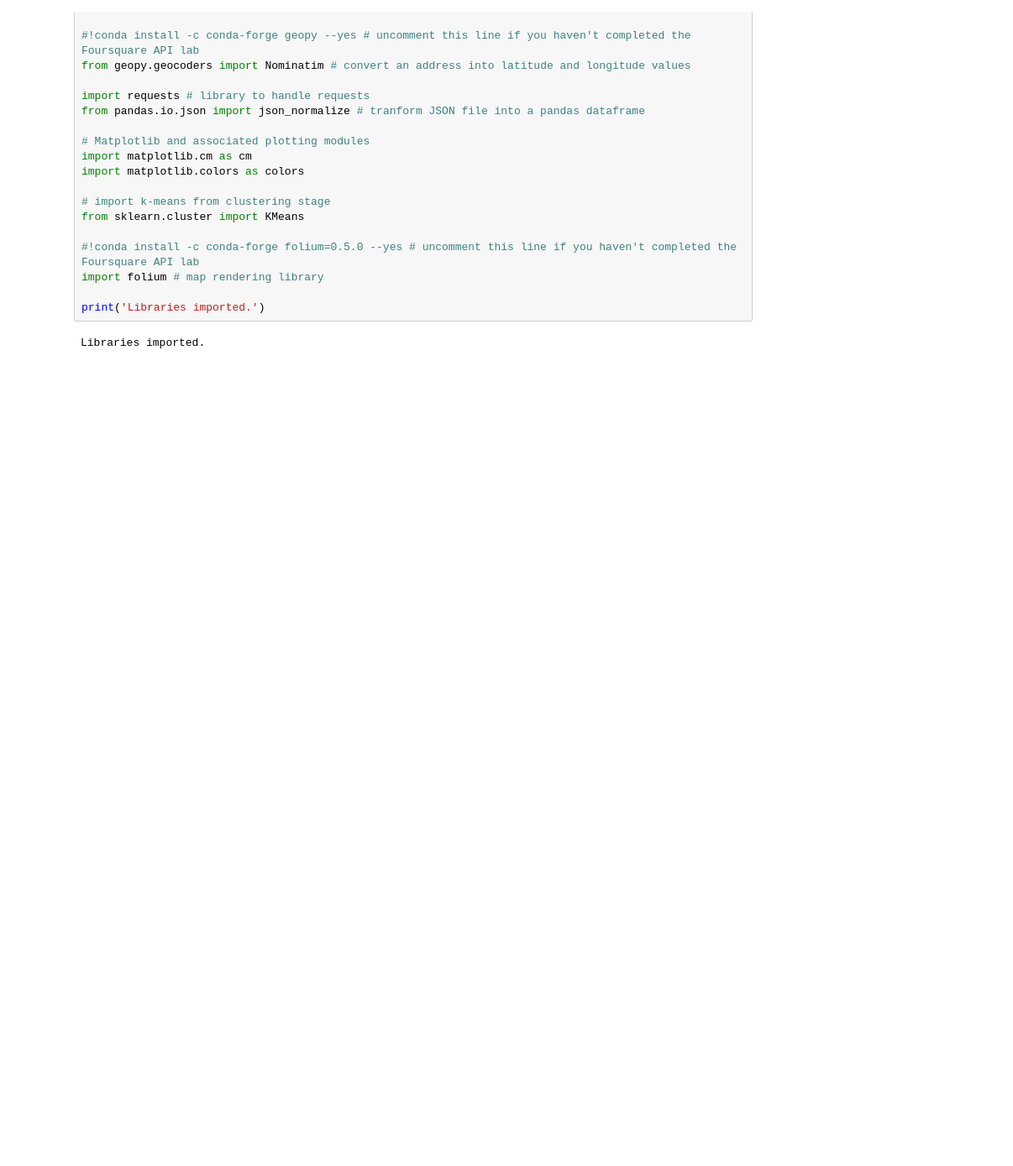
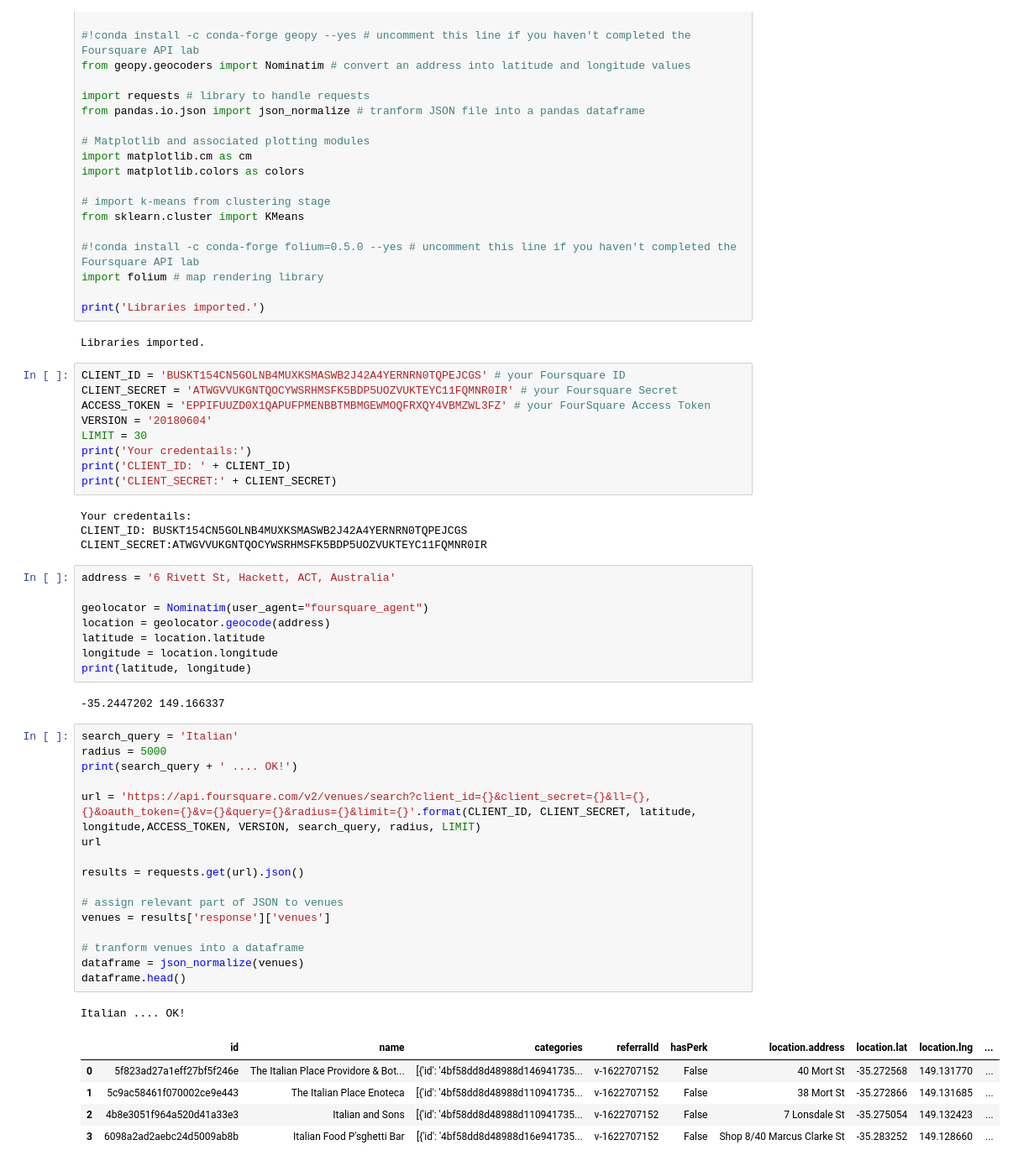
Before and after one commit to bkee06/IBM_Capstone, a Jupyter notebook: IBM_Data_Science_Capstone.ipynb, the cells around one changed output. Shown: that part at 84% size. Drawn from its saved outputs; the diff is of its cells as text; blank space fills up the shorter version.

```diff
--- a/IBM_Data_Science_Capstone.ipynb
+++ b/IBM_Data_Science_Capstone.ipynb
@@ -39,3 +41,49 @@ import folium # map rendering library
 print('Libraries imported.')
 # %% [output]
 Libraries imported.
+# %%
+CLIENT_ID = 'BUSKT154CN5GOLNB4MUXKSMASWB2J42A4YERNRN0TQPEJCGS' # your Foursquare ID
+CLIENT_SECRET = 'ATWGVVUKGNTQOCYWSRHMSFK5BDP5UOZVUKTEYC11FQMNR0IR' # your Foursquare Secret
+ACCESS_TOKEN = 'EPPIFUUZD0X1QAPUFPMENBBTMBMGEWMOQFRXQY4VBMZWL3FZ' # your FourSquare Access Token
+VERSION = '20180604'
+LIMIT = 30
+print('Your credentails:')
+print('CLIENT_ID: ' + CLIENT_ID)
+print('CLIENT_SECRET:' + CLIENT_SECRET)
+# %% [output]
+Your credentails:
+CLIENT_ID: BUSKT154CN5GOLNB4MUXKSMASWB2J42A4YERNRN0TQPEJCGS
+CLIENT_SECRET:ATWGVVUKGNTQOCYWSRHMSFK5BDP5UOZVUKTEYC11FQMNR0IR
+# %%
+address = '6 Rivett St, Hackett, ACT, Australia'
+
+geolocator = Nominatim(user_agent="foursquare_agent")
+location = geolocator.geocode(address)
+latitude = location.latitude
+longitude = location.longitude
+print(latitude, longitude)
+# %% [output]
+-35.2447202 149.166337
+# %%
+search_query = 'Italian'
+radius = 5000
+print(search_query + ' .... OK!')
+
+url = 'https://api.foursquare.com/v2/venues/search?client_id={}&client_secret={}&ll={},{}&oauth_token={}&v={}&query={}&radius={}&limit={}'.format(CLIENT_ID, CLIENT_SECRET, latitude, longitude,ACCESS_TOKEN, VERSION, search_query, radius, LIMIT)
+url
+
+results = requests.get(url).json()
+
+# assign relevant part of JSON to venues
+venues = results['response']['venues']
+
+# tranform venues into a dataframe
+dataframe = json_normalize(venues)
+dataframe.head()
+# %% [output]
+Italian .... OK!
+|  | id | name | categories | referralId | hasPerk | location.address | location.lat | location.lng | ... |
+| 0 | 5f823ad27a1eff27bf5f246e | The Italian Place Providore & Bot... | [{'id': '4bf58dd8d48988d146941735... | v-1622707152 | False | 40 Mort St | -35.272568 | 149.131770 | ... |
+| 1 | 5c9ac58461f070002ce9e443 | The Italian Place Enoteca | [{'id': '4bf58dd8d48988d110941735... | v-1622707152 | False | 38 Mort St | -35.272866 | 149.131685 | ... |
+| 2 | 4b8e3051f964a520d41a33e3 | Italian and Sons | [{'id': '4bf58dd8d48988d110941735... | v-1622707152 | False | 7 Lonsdale St | -35.275054 | 149.132423 | ... |
+| 3 | 6098a2ad2aebc24d5009ab8b | Italian Food P'sghetti Bar | [{'id': '4bf58dd8d48988d16e941735... | v-1622707152 | False | Shop 8/40 Marcus Clarke St | -35.283252 | 149.128660 | ... |
```
Also changed, not shown: parts of 3 cells of this notebook.
